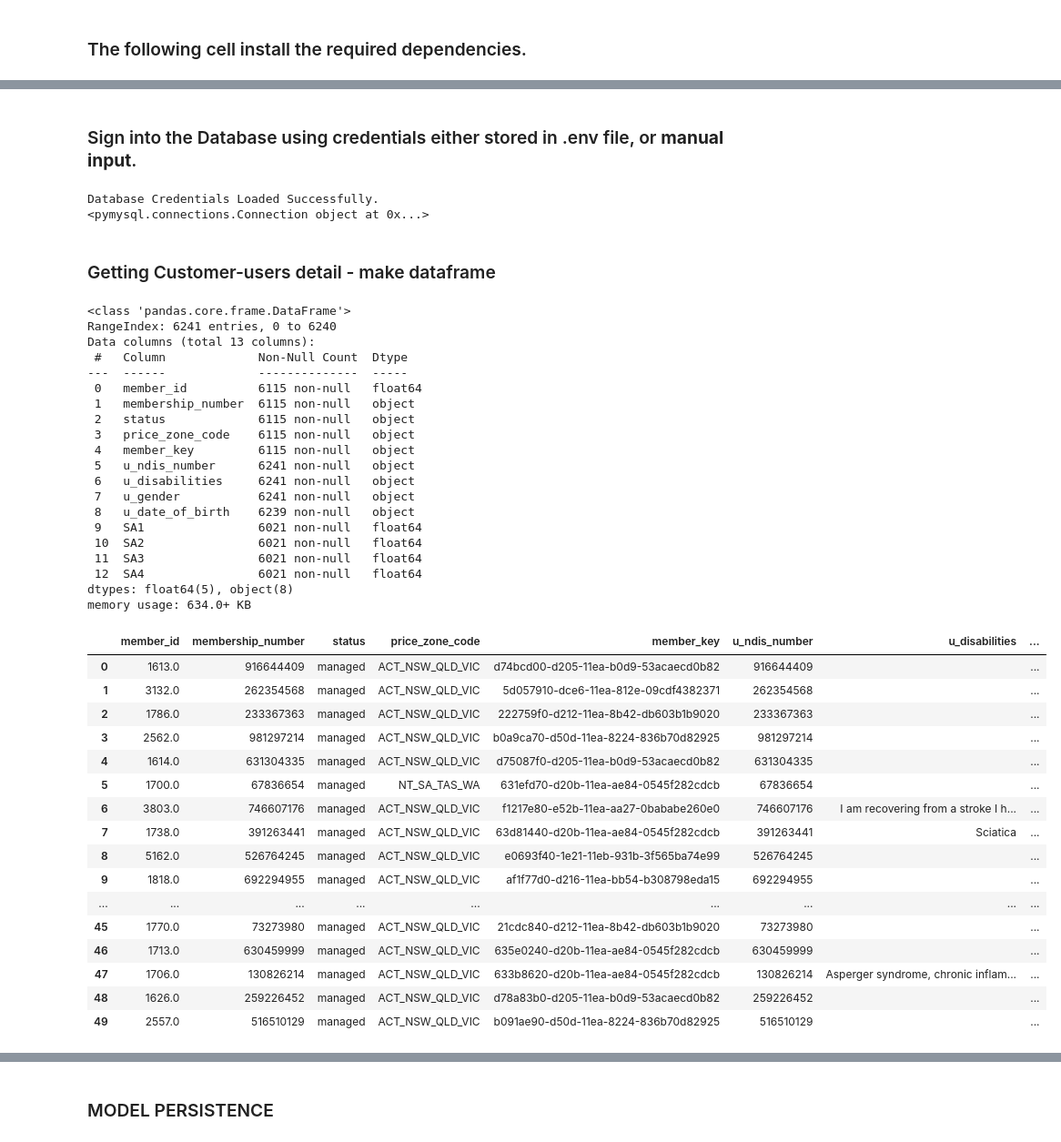
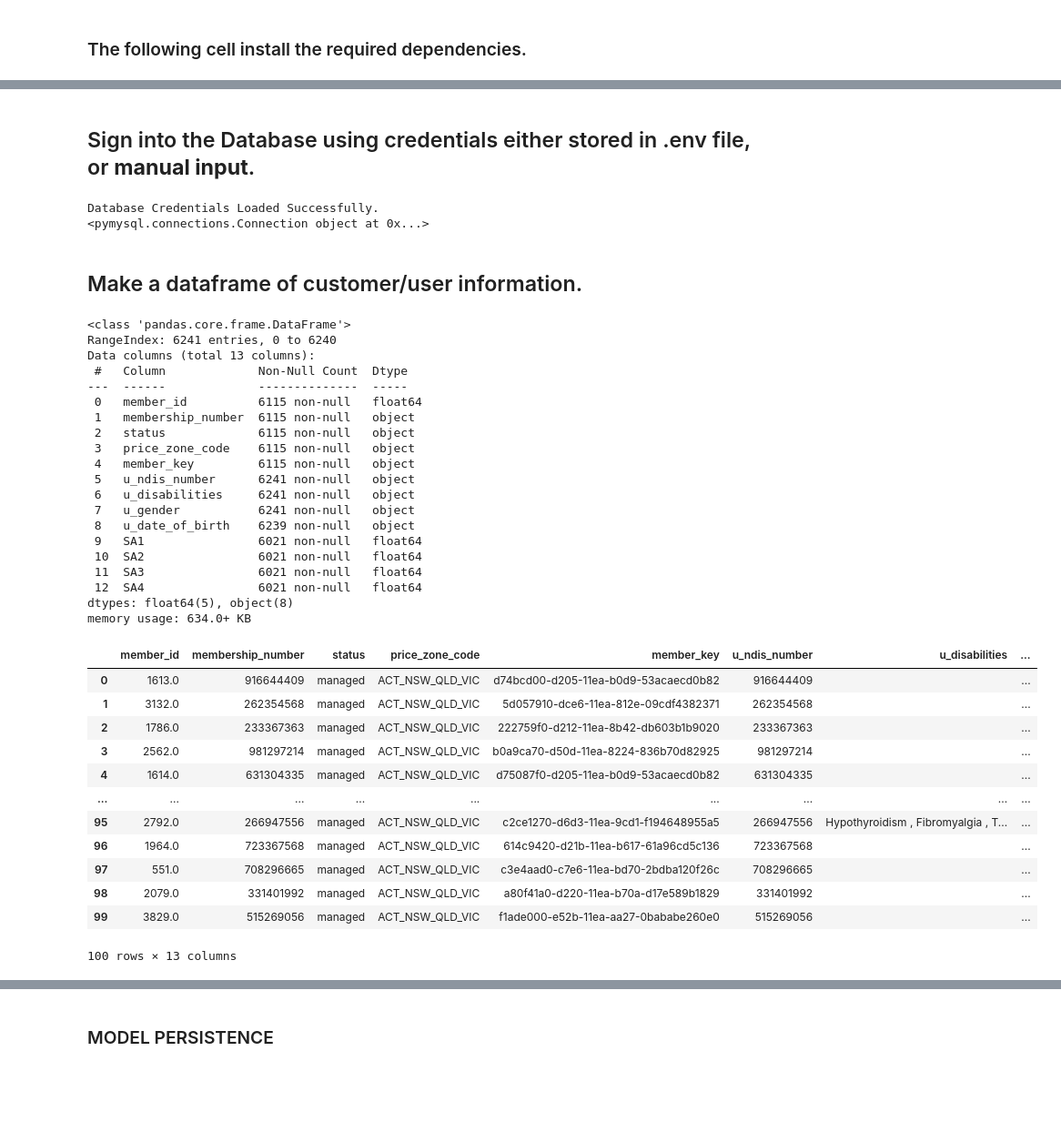
Before and after one commit to TheConMiz/ifn711_leap_in, a Jupyter notebook: LeapIn_Budget_Utilisation_NN.ipynb, the cells around one changed output, grey strips where cells are left out. Shown at 91% size. Cells and saved outputs as stored; diff of their text form; code cells hidden in the pictures; blank space fills up the shorter version.

Commit message:
Documentation - User, Invoice and Claims

```diff
--- a/LeapIn_Budget_Utilisation_NN.ipynb
+++ b/LeapIn_Budget_Utilisation_NN.ipynb
@@ -48,3 +27,3 @@ Installing collected packages: numpy
 # %% [markdown]
-### Sign into the Database using credentials either stored in .env file, or **manual input**.
+## Sign into the Database using credentials either stored in .env file, or **manual input**.
 # %%
@@ -101,52 +62,46 @@ print(conn)
 # %% [output]
 Database Credentials Loaded Successfully.
 <pymysql.connections.Connection object at 0x...>
-# %% [markdown]
-### Getting Customer-users detail - make dataframe
+# %% [markdown]
+## Make a dataframe of customer/user information.
 # %%
-###Customer Personal details
-
-# ! Added Member key
 df_user= pd.read_sql("select m.id as member_id, m.membership_number, m.status, m.price_zone_code, m.member_key, s.u_ndis_number, s.u_disabilities, s.u_gender, s.u_date_of_birth, r.SA1, r.SA2, r.SA3,r.SA4  from SNOW_csm_consumer_user s left join  HH_member m  on s.u_ndis_number = m.membership_number left join libe_leapinprod_memberregion r on r.MemberId = s.u_leapin_id where s.u_stage = 'li_managed' and s.u_ndis_number is not null;", con=conn)
 
+# Display summary information of df_user
 df_user.info()
-df_user.head(50)
+df_user.head(100)
 # %% [output]
 <class 'pandas.core.frame.DataFrame'>
 RangeIndex: 6241 entries, 0 to 6240
 Data columns (total 13 columns):
  #   Column             Non-Null Count  Dtype
 ---  ------             --------------  -----
  0   member_id          6115 non-null   float64
  1   membership_number  6115 non-null   object
  2   status             6115 non-null   object
  3   price_zone_code    6115 non-null   object
  4   member_key         6115 non-null   object
  5   u_ndis_number      6241 non-null   object
  6   u_disabilities     6241 non-null   object
  7   u_gender           6241 non-null   object
  8   u_date_of_birth    6239 non-null   object
  9   SA1                6021 non-null   float64
  10  SA2                6021 non-null   float64
  11  SA3                6021 non-null   float64
  12  SA4                6021 non-null   float64
 dtypes: float64(5), object(8)
 memory usage: 634.0+ KB
 |  | member_id | membership_number | status | price_zone_code | member_key | u_ndis_number | u_disabilities | ... |
 | 0 | 1613.0 | 916644409 | managed | ACT_NSW_QLD_VIC | d74bcd00-d205-11ea-b0d9-53acaecd0b82 | 916644409 |  | ... |
 | 1 | 3132.0 | 262354568 | managed | ACT_NSW_QLD_VIC | 5d057910-dce6-11ea-812e-09cdf4382371 | 262354568 |  | ... |
 | 2 | 1786.0 | 233367363 | managed | ACT_NSW_QLD_VIC | 222759f0-d212-11ea-8b42-db603b1b9020 | 233367363 |  | ... |
 | 3 | 2562.0 | 981297214 | managed | ACT_NSW_QLD_VIC | b0a9ca70-d50d-11ea-8224-836b70d82925 | 981297214 |  | ... |
 | 4 | 1614.0 | 631304335 | managed | ACT_NSW_QLD_VIC | d75087f0-d205-11ea-b0d9-53acaecd0b82 | 631304335 |  | ... |
-| 5 | 1700.0 | 67836654 | managed | NT_SA_TAS_WA | 631efd70-d20b-11ea-ae84-0545f282cdcb | 67836654 |  | ... |
-| 6 | 3803.0 | 746607176 | managed | ACT_NSW_QLD_VIC | f1217e80-e52b-11ea-aa27-0bababe260e0 | 746607176 | I am recovering from a stroke I h... | ... |
-| 7 | 1738.0 | 391263441 | managed | ACT_NSW_QLD_VIC | 63d81440-d20b-11ea-ae84-0545f282cdcb | 391263441 | Sciatica | ... |
-| 8 | 5162.0 | 526764245 | managed | ACT_NSW_QLD_VIC | e0693f40-1e21-11eb-931b-3f565ba74e99 | 526764245 |  | ... |
-| 9 | 1818.0 | 692294955 | managed | ACT_NSW_QLD_VIC | af1f77d0-d216-11ea-bb54-b308798eda15 | 692294955 |  | ... |
 | ... | ... | ... | ... | ... | ... | ... | ... | ... |
-| 45 | 1770.0 | 73273980 | managed | ACT_NSW_QLD_VIC | 21cdc840-d212-11ea-8b42-db603b1b9020 | 73273980 |  | ... |
-| 46 | 1713.0 | 630459999 | managed | ACT_NSW_QLD_VIC | 635e0240-d20b-11ea-ae84-0545f282cdcb | 630459999 |  | ... |
-| 47 | 1706.0 | 130826214 | managed | ACT_NSW_QLD_VIC | 633b8620-d20b-11ea-ae84-0545f282cdcb | 130826214 | Asperger syndrome, chronic inflam... | ... |
-| 48 | 1626.0 | 259226452 | managed | ACT_NSW_QLD_VIC | d78a83b0-d205-11ea-b0d9-53acaecd0b82 | 259226452 |  | ... |
-| 49 | 2557.0 | 516510129 | managed | ACT_NSW_QLD_VIC | b091ae90-d50d-11ea-8224-836b70d82925 | 516510129 |  | ... |
+| 95 | 2792.0 | 266947556 | managed | ACT_NSW_QLD_VIC | c2ce1270-d6d3-11ea-9cd1-f194648955a5 | 266947556 | Hypothyroidism , Fibromyalgia , T... | ... |
+| 96 | 1964.0 | 723367568 | managed | ACT_NSW_QLD_VIC | 614c9420-d21b-11ea-b617-61a96cd5c136 | 723367568 |  | ... |
+| 97 | 551.0 | 708296665 | managed | ACT_NSW_QLD_VIC | c3e4aad0-c7e6-11ea-bd70-2bdba120f26c | 708296665 |  | ... |
+| 98 | 2079.0 | 331401992 | managed | ACT_NSW_QLD_VIC | a80f41a0-d220-11ea-b70a-d17e589b1829 | 331401992 |  | ... |
+| 99 | 3829.0 | 515269056 | managed | ACT_NSW_QLD_VIC | f1ade000-e52b-11ea-aa27-0bababe260e0 | 515269056 |  | ... |
+100 rows × 13 columns
 # %%
```
Also changed, not shown: parts of 45 cells of this notebook.
